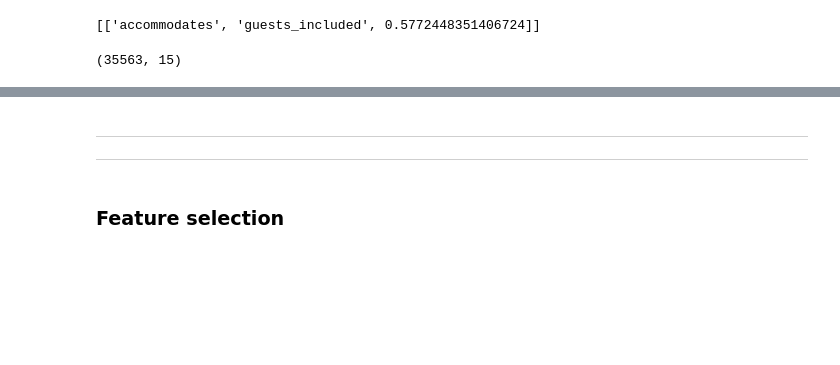
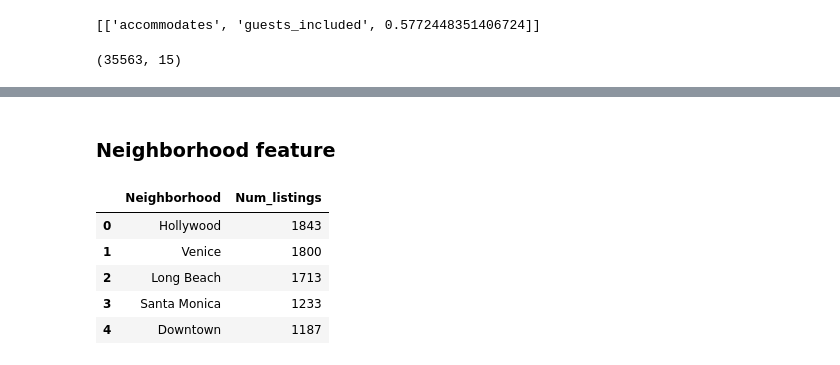
Before and after one commit to tri-bui/airbnb-la-listings, a Jupyter notebook: 3-modeling.ipynb, the cells around one changed output, grey strips where cells are left out. Cells and saved outputs as stored; diff of their text form; code cells hidden in the pictures; blank space fills up the shorter version.

```diff
--- a/3-modeling.ipynb
+++ b/3-modeling.ipynb
@@ -153,6 +181,14 @@ list765.shape
 # %% [markdown]
-***
-
-***
+### Neighborhood feature
-# %% [markdown]
-### Feature selection
+# %%
+# Neighborhood listing counts
+nb_count = pd.DataFrame(list765.neighborhood.value_counts()).reset_index()
+nb_count.columns = ['Neighborhood', 'Num_listings']
+nb_count.head()
+# %% [output]
+|  | Neighborhood | Num_listings |
+| 0 | Hollywood | 1843 |
+| 1 | Venice | 1800 |
+| 2 | Long Beach | 1713 |
+| 3 | Santa Monica | 1233 |
+| 4 | Downtown | 1187 |
```
Also changed, not shown: parts of 7 cells of this notebook, 3 other files.
